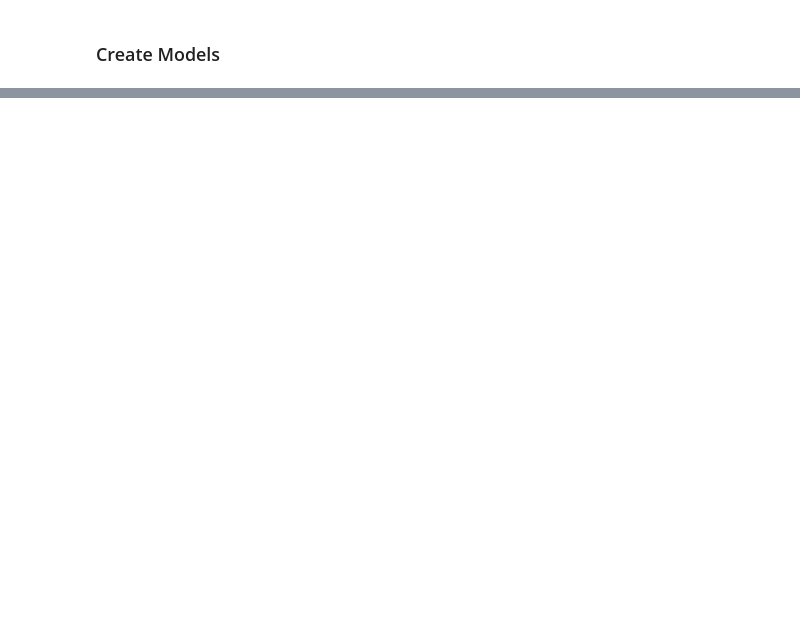
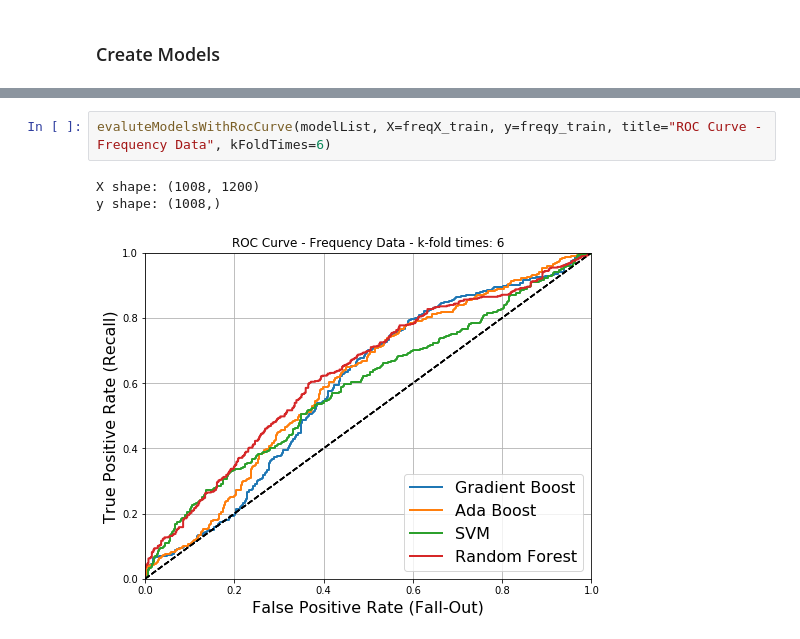
Before and after one commit to mudo121/thesis_eeg, a Jupyter notebook: machine_learning_notebooks/compare_classificators.ipynb, the cells around one changed output, grey strips where cells are left out. Saved outputs shown, nothing was run; the diff lists cells and outputs as text; blank space fills up the shorter version.

```diff
--- a/machine_learning_notebooks/compare_classificators.ipynb
+++ b/machine_learning_notebooks/compare_classificators.ipynb
@@ -151,0 +158,6 @@ y shape: (5024,)
+# %%
+evaluteModelsWithRocCurve(modelList, X=freqX_train, y=freqy_train, title="ROC Curve - Frequency Data", kFoldTimes=6)
+# %% [output]
+X shape: (1008, 1200)
+y shape: (1008,)
+[figure, added]
```
Also changed, not shown: parts of 6 cells of this notebook, 25 other files.
